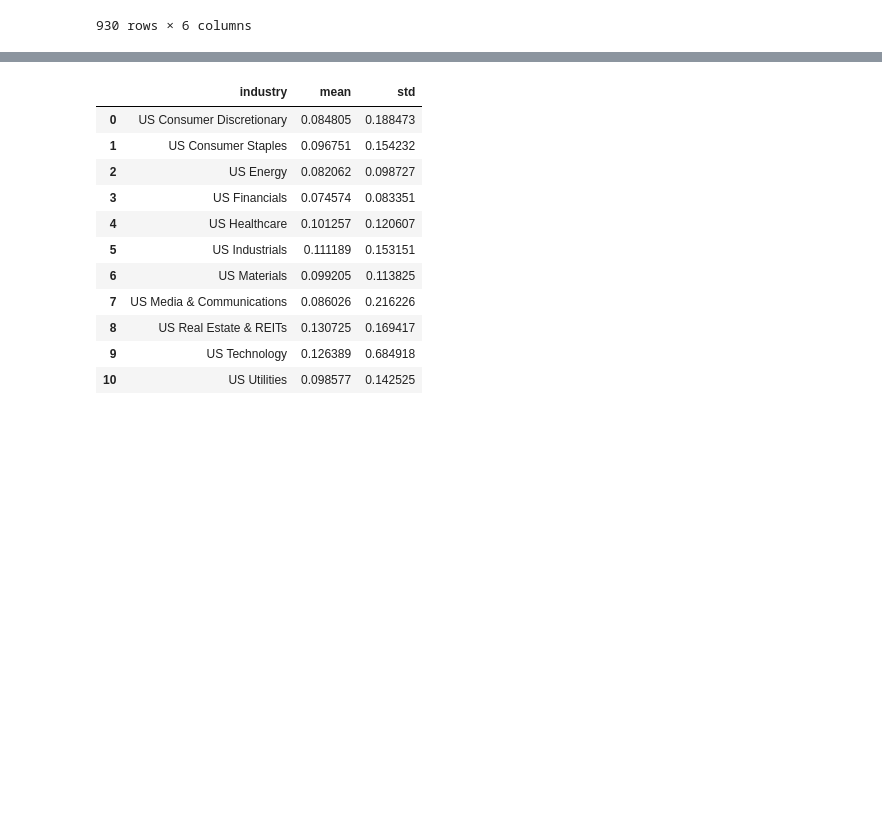
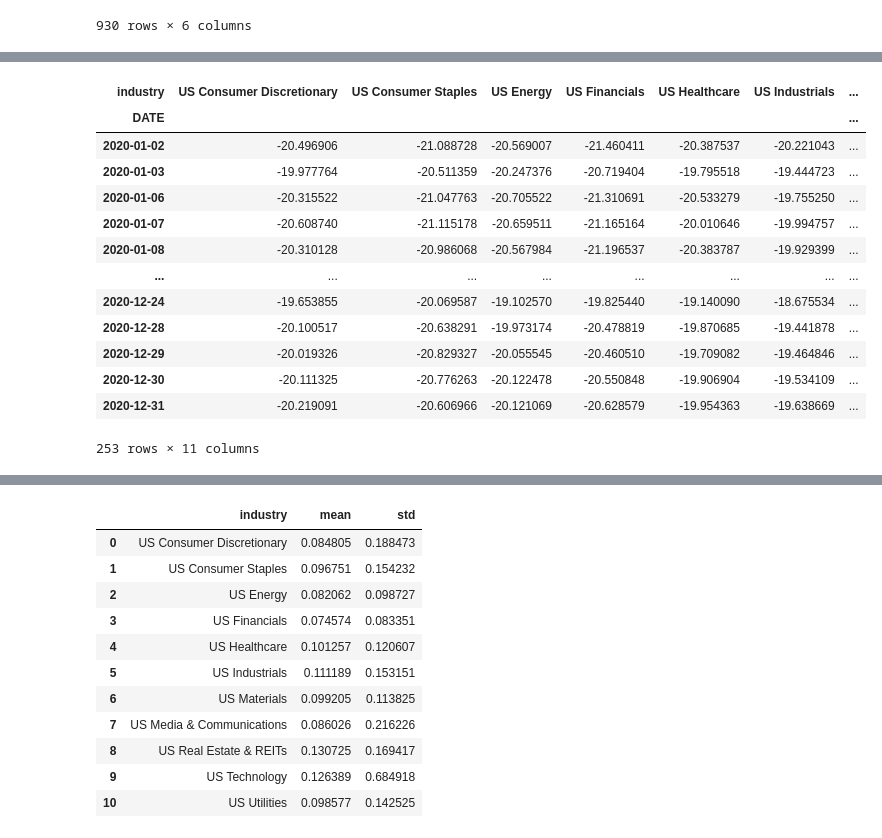
Before and after one commit to roshnx/buy-rough-sell-smooth, a Jupyter notebook: Realized_Vol_Regression.ipynb, the cells around one changed output, grey strips where cells are left out. Saved outputs shown, nothing was run; the diff lists cells and outputs as text; code cells hidden in the pictures; blank space fills up the shorter version.

```diff
--- a/Realized_Vol_Regression.ipynb
+++ b/Realized_Vol_Regression.ipynb
@@ -112,0 +142,36 @@ betas[betas['Betas']>=0.5]
+# %%
+# volind = vols.copy()
+# volind['log_ivol_q'] = np.log(volind['ivol_q'])
+# volind = volind.loc[:, ['log_ivol_q', 'industry', 'DATE']]
+# volind['DATE'] = pd.to_datetime(volind['DATE'])
+# volind['month'] = volind['DATE'].dt.to_period('M')
+# volind = volind.groupby(['industry', 'month'])['log_ivol_q'].mean().reset_index()
+# volind = volind.pivot(index='month', columns='industry', values='log_ivol_q')
+# volind = volind[analysis_industries]
+# volind
+
+volind = vols.copy()
+volind['log_ivol_q'] = np.log(volind['ivol_q'])
+volind = volind.loc[:, ['log_ivol_q', 'industry', 'DATE']]
+volind['DATE'] = pd.to_datetime(volind['DATE'])
+volind = volind.groupby(['industry', 'DATE'])['log_ivol_q'].mean().reset_index()
+volind = volind.pivot(index='DATE', columns='industry', values='log_ivol_q')
+volind_rolling_autocorr = volind.rolling(window=20).apply(lambda x: x.autocorr(lag=1))
+volind_rolling_autocorr = volind_rolling_autocorr.loc['2020':'2020']
+volind = volind.loc['2020':'2020']
+volind
+# %% [output]
+| industry | US Consumer Discretionary | US Consumer Staples | US Energy | US Financials | US Healthcare | US Industrials | ... |
+| DATE |  |  |  |  |  |  | ... |
+| 2020-01-02 | -20.496906 | -21.088728 | -20.569007 | -21.460411 | -20.387537 | -20.221043 | ... |
+| 2020-01-03 | -19.977764 | -20.511359 | -20.247376 | -20.719404 | -19.795518 | -19.444723 | ... |
+| 2020-01-06 | -20.315522 | -21.047763 | -20.705522 | -21.310691 | -20.533279 | -19.755250 | ... |
+| 2020-01-07 | -20.608740 | -21.115178 | -20.659511 | -21.165164 | -20.010646 | -19.994757 | ... |
+| 2020-01-08 | -20.310128 | -20.986068 | -20.567984 | -21.196537 | -20.383787 | -19.929399 | ... |
+| ... | ... | ... | ... | ... | ... | ... | ... |
+| 2020-12-24 | -19.653855 | -20.069587 | -19.102570 | -19.825440 | -19.140090 | -18.675534 | ... |
+| 2020-12-28 | -20.100517 | -20.638291 | -19.973174 | -20.478819 | -19.870685 | -19.441878 | ... |
+| 2020-12-29 | -20.019326 | -20.829327 | -20.055545 | -20.460510 | -19.709082 | -19.464846 | ... |
+| 2020-12-30 | -20.111325 | -20.776263 | -20.122478 | -20.550848 | -19.906904 | -19.534109 | ... |
+| 2020-12-31 | -20.219091 | -20.606966 | -20.121069 | -20.628579 | -19.954363 | -19.638669 | ... |
+253 rows × 11 columns
```
Also changed, not shown: parts of 7 cells of this notebook.
